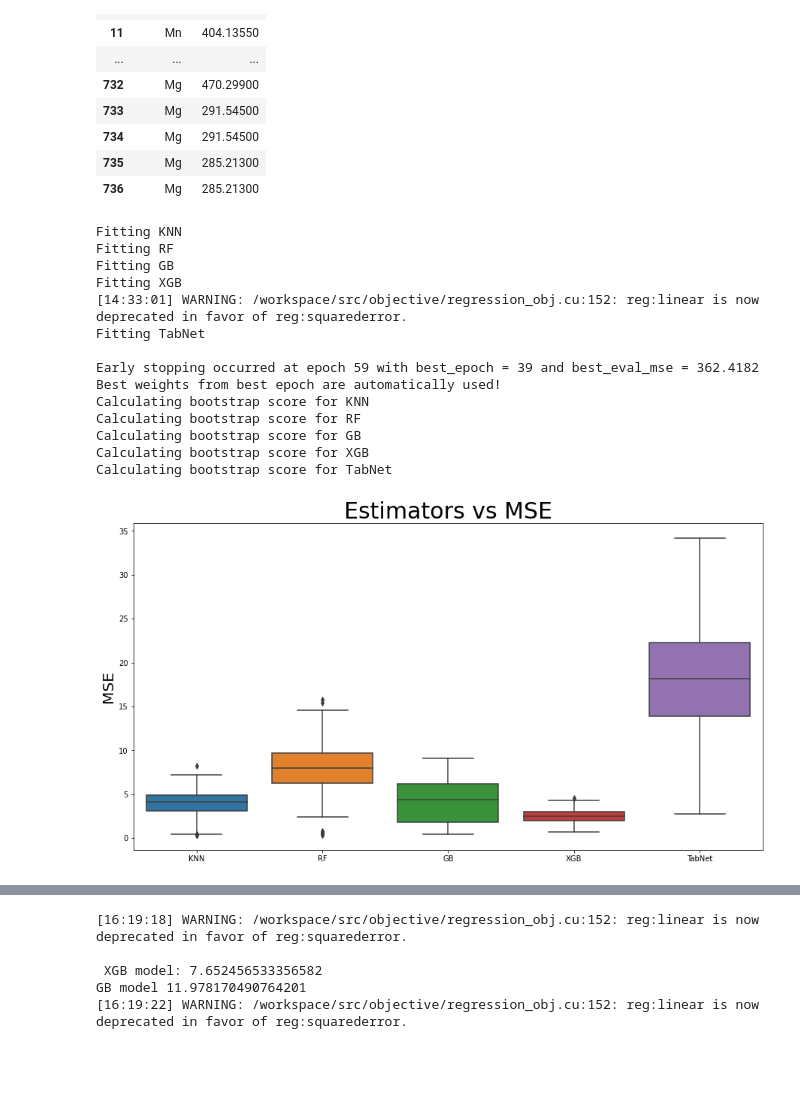
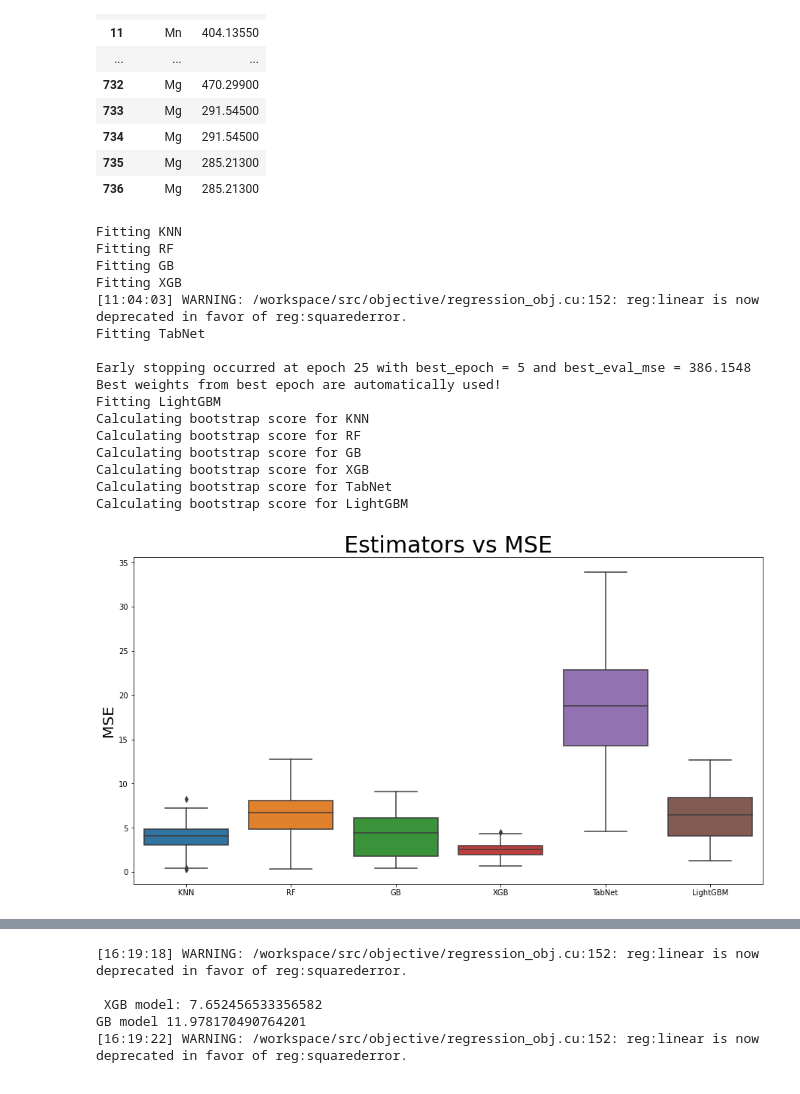
Before and after one commit to alezakuskin/Stark_ML, a Jupyter notebook: Main_body.ipynb, the cells around one changed output, grey strips where cells are left out. Saved outputs shown, nothing was run; the diff lists cells and outputs as text; code cells hidden in the pictures.

```diff
--- a/Main_body.ipynb
+++ b/Main_body.ipynb
@@ -618,7 +620,7 @@ LS_elem = label_shift_elements
 width_threshold =  200#@param {type:"number"}
 
 #@markdown Scale target values by the formula: $y_{scaled} = ln(1 + \frac{y_{raw}}{\epsilon})$
-scaled_target = False#@param {type:"boolean"}
+scaled_target = True#@param {type:"boolean"}
 epsilon = 1e-3#@param {type: "number"}
 # %%
 XW_train = XW_train.loc[YW_train.loc[YW_train < width_threshold].index]
@@ -1008,0 +1066,20 @@ dtype: object
+# %%
+'''test_score = np.zeros((500))
+for i, y_pred in enumerate(models_XGB['new'].staged_predict(XW_test)):
+    test_score[i] = models_XGB['new'].loss_(YW_test, y_pred)
+plt.figure(figsize = (15, 7))
+plt.plot(models_XGB['new'].train_score_, label = 'Train')
+plt.plot(test_score, label = 'Test')
+plt.semilogy()
+plt.legend()
+plt.show()
+'''
+feature_importance = models_LightGBM['new'].feature_importances_
+sorted = np.argsort(feature_importance)
+pos = np.arange(sorted.shape[0]) + 0.5
+
+plt.figure(figsize = (15, 15))
+plt.barh(pos, feature_importance[sorted])
+plt.yticks(pos, np.array(XW_train.columns)[sorted])
+plt.semilogx()
+plt.show()
@@ -1295,5 +1380,5 @@ dtype: float64
 # %%
-models = ['KNN_Extended', 'XGB_Extended', 'TabNet_Scaled']
+models = ['KNN_Extended', 'XGB_Extended', 'TabNet_Scaled', 'LightGBM_Scaled']
 
 models_d = create_models_dict(models)
 
@@ -1557,7 +1633,7 @@ min        0.004844
 max      180.500000
 Name: w (A), dtype: float64
 # %%
-models = ['KNN_Extended', 'XGB_Extended', 'TabNet_Scaled']
+models = ['KNN_Extended', 'XGB_Extended', 'LightGBM_Scaled']
 models_d = create_models_dict(models)
 
 for name, model in models_d.items():
@@ -1655,26 +1727,28 @@ LW_elem
 | 735 | Mg | 285.21300 |
 | 736 | Mg | 285.21300 |
 # %%
-models = ['KNN', 'RF', 'GB', 'XGB', 'TabNet']
+models = ['KNN', 'RF', 'GB', 'XGB', 'TabNet', 'LightGBM']
 
 models_d = create_models_dict(models)
 
 tuned_results = train_and_test_regressor(models_d, XW_train, YW_train, XW_test, YW_test)
 
 plot_model_comparison(tuned_results)
 # %% [output]
 Fitting KNN
 Fitting RF
 Fitting GB
 Fitting XGB
-[14:33:01] WARNING: /workspace/src/objective/regression_obj.cu:152: reg:linear is now deprecated in favor of reg:squarederror.
+[11:04:03] WARNING: /workspace/src/objective/regression_obj.cu:152: reg:linear is now deprecated in favor of reg:squarederror.
 Fitting TabNet
 
-Early stopping occurred at epoch 59 with best_epoch = 39 and best_eval_mse = 362.4182
+Early stopping occurred at epoch 25 with best_epoch = 5 and best_eval_mse = 386.1548
 Best weights from best epoch are automatically used!
+Fitting LightGBM
 Calculating bootstrap score for KNN
 Calculating bootstrap score for RF
 Calculating bootstrap score for GB
 Calculating bootstrap score for XGB
 Calculating bootstrap score for TabNet
+Calculating bootstrap score for LightGBM
-[figure, old version]
+[figure, new version]
```
Also changed, not shown: parts of 18 cells of this notebook.
